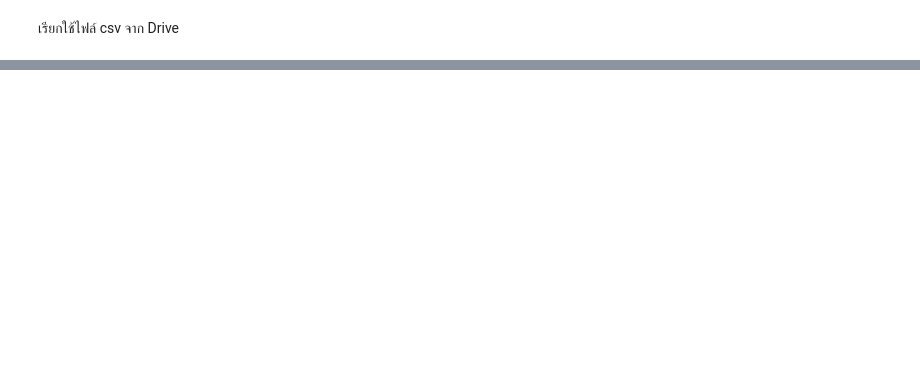
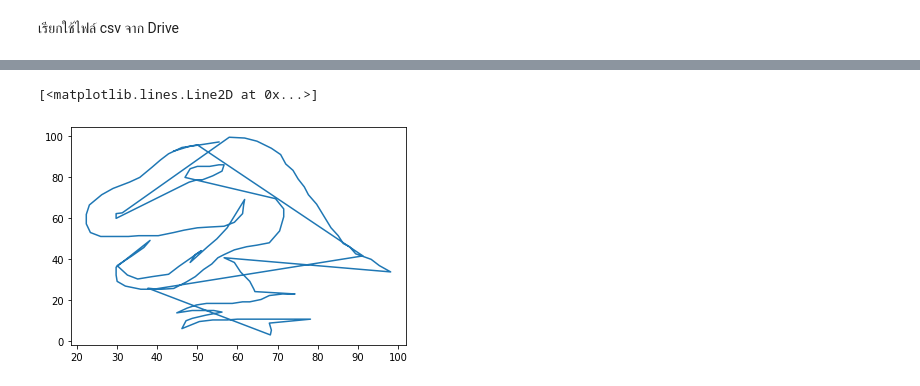
Before and after one commit to Vangolds/DPDM, a Jupyter notebook: Data101.ipynb, the cells around one changed output, grey strips where cells are left out. Cells and saved outputs as stored; diff of their text form; code cells hidden in the pictures; blank space fills up the shorter version.

```diff
--- a/Data101.ipynb
+++ b/Data101.ipynb
@@ -52,0 +145,5 @@ pd.read_csv('/content/drive/My Drive/DWDM_material/test.csv')
+# %%
+plt.plot(table['x'], table['y'])
+# %% [output]
+[<matplotlib.lines.Line2D at 0x...>]
+[figure, added]
```
Also changed, not shown: parts of 59 cells of this notebook.
